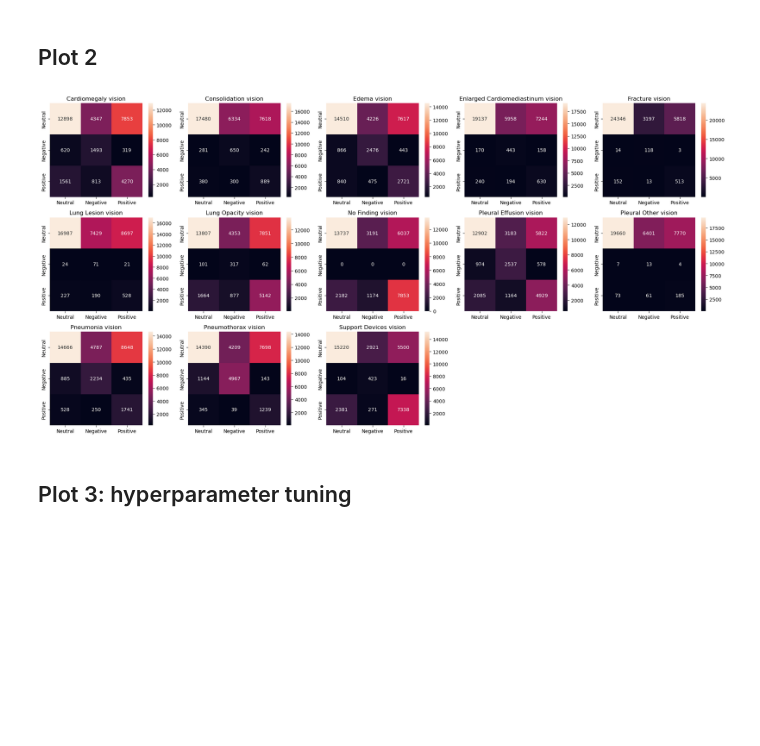
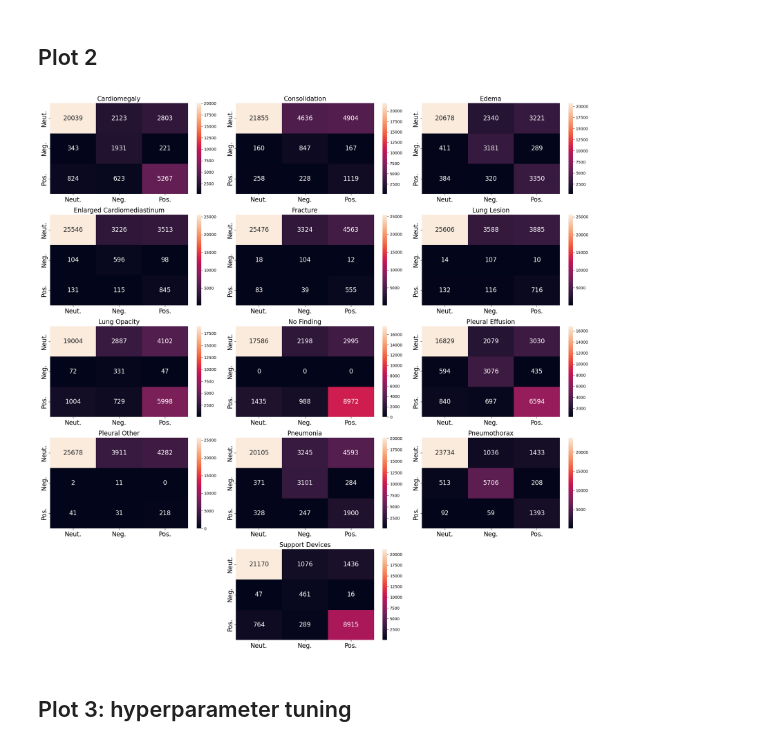
Before and after one commit to silviiaromanato/biomed-team4, a Jupyter notebook: multimodal/visualization.ipynb, the cells around one changed output. Drawn from its saved outputs; the diff is of its cells as text; code cells hidden in the pictures; blank space fills up the shorter version.

Commit message:
confusion matrix

```diff
--- a/multimodal/visualization.ipynb
+++ b/multimodal/visualization.ipynb
@@ -271,34 +191,39 @@ diff
 # %%
 # import confusion_matrix
 from sklearn.metrics import confusion_matrix
 # I want a grid of 3 x 5, displaying sns heatmaps for each disease
 # each heatmap is a confusion matrix of 3 x 3
 # each heatmap should have a title with the disease name
 
-# We need to create a figure with 3 rows and 5 columns
-# We can use plt.subplots() for this
-fig, axes = plt.subplots(3, 5, figsize=(20, 10))
+# We need to create a figure with 5 rows and 3 columns
+# We can use plt.subplots() for this, make the size of the figure (20, 20)
+fig, axes = plt.subplots(5, 3, figsize=(20, 20))
 
 # We need to iterate over the axes and the diseases
 # We can use zip() for this
 
 for ax, col in zip(axes.flatten(), labels.columns[1:]):
+    # if we are in the bottom row, we want to plot in the middle column
+    if ax in axes[4, :]:
+        ax = axes[4, 1]
+
     # create confusion matrix for vision model
-    cm_vision = confusion_matrix(labels[col], vision_pred[col])
-    # plot heatmap for vision model
-    sns.heatmap(cm_vision, annot=True, fmt="d", ax=ax)
-    ax.set_title(col + " vision")
-    # replace y labels, -1: "Neutral", 0: "Negative", 1: "Positive"
-    ax.set_yticklabels(["Neutral", "Negative", "Positive"])
+    cm_vision = confusion_matrix(labels[col], combined_vit_pred[col])
+    # plot heatmap for vision model, make font size inside the cells larger
+    sns.heatmap(cm_vision, annot=True, ax=ax, fmt='g', annot_kws={"size": 16})
+    ax.set_title(col, fontsize=16)
+    # replace y labels, -1: "Neutral", 0: "Negative", 1: "Positive", fontsize=16
+    ax.set_yticklabels(["Neut.", "Neg.", "Pos."], fontsize=16)
     # replace x labels, -1: "Neutral", 0: "Negative", 1: "Positive"
-    ax.set_xticklabels(["Neutral", "Negative", "Positive"])
+    ax.set_xticklabels(["Neut.", "Neg.", "Pos."], fontsize=16)
 
-# there are 2 empty plots, so we need to remove them
-fig.delaxes(axes[2, 3])
-fig.delaxes(axes[2, 4])
+# Put hte plot in the bottom row in the middle, the left adn right plots are empty
+fig.delaxes(axes[4, 0])
+fig.delaxes(axes[4, 2])
+
 
 
 plt.tight_layout()
 plt.show()
 # %% [output]
-[figure, old version]
+[figure, new version]
```
Also changed, not shown: parts of 5 cells of this notebook.
